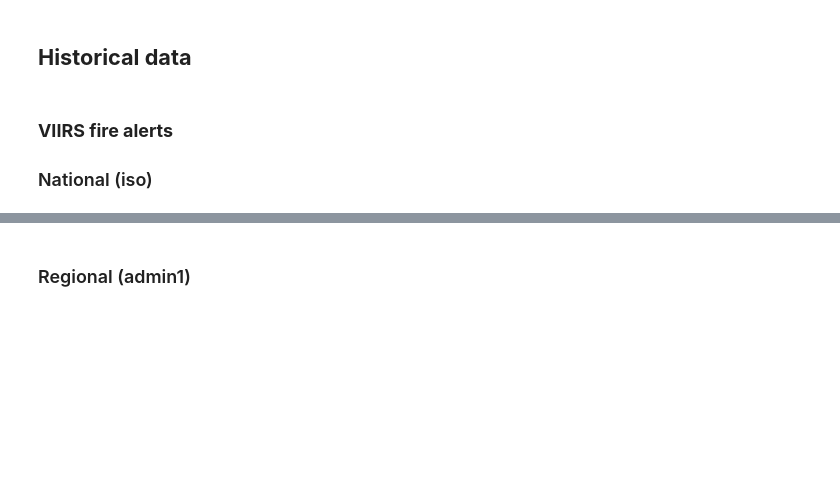
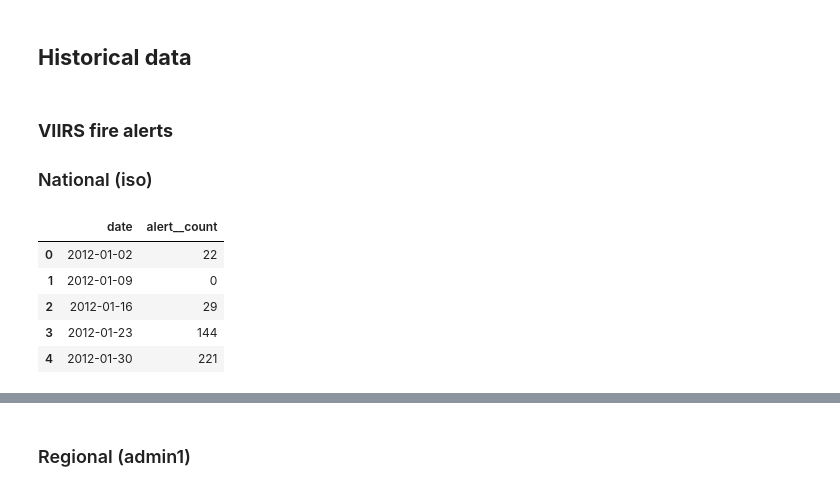
Before and after one commit to Vizzuality/mongabay-data, a Jupyter notebook: processing/07_fire_tool_exploration.ipynb, the cells around one changed output, grey strips where cells are left out. Cells and saved outputs as stored; diff of their text form; code cells hidden in the pictures; blank space fills up the shorter version.

```diff
--- a/processing/07_fire_tool_exploration.ipynb
+++ b/processing/07_fire_tool_exploration.ipynb
@@ -739,32 +762,39 @@ hist_days = pd.to_datetime(pd.DataFrame({'date': hist_dates})['date'].astype(str
 # %%
 iso = 'BRA'
 confidence = 'h' #'n', 'l'
 
 query =(f"SELECT iso, alert__year, alert__week, SUM(alert__count) AS alert__count, confidence__cat \
         FROM data WHERE iso = \'{iso}\' AND confidence__cat = \'{confidence}\' \
         GROUP BY iso, alert__year, alert__week, confidence__cat"
 )
 
 url = f"https://data-api.globalforestwatch.org/dataset/gadm__viirs__iso_weekly_alerts/latest/query"
 
 sql = {"sql": query}
 r = requests.get(url, params=sql)
 
 data = r.json().get('data')
-df_fire_hist = pd.DataFrame.from_dict(json_normalize(data))
+df_fire_hist = pd.DataFrame.from_dict(pd.json_normalize(data))
 df_fire_hist.sort_values(by=['alert__year', 'alert__week'], inplace=True)
 #Add dates
 dates = df_fire_hist['alert__year']*100+ df_fire_hist['alert__week']
 df_fire_hist['alert__date'] = pd.to_datetime(dates.astype(str) + '1', format='%Y%W%w')
 
 # Fill missing dates with 0
 df_fire_hist = df_fire_hist[['alert__date', 'alert__count']]
 df_fire_hist = df_fire_hist[(df_fire_hist['alert__date'] >= hist_days.iloc[0]) & (df_fire_hist['alert__date'] <= hist_days.iloc[-1])]
 df_fire_hist = df_fire_hist.drop_duplicates('alert__date')
 df_fire_hist = df_fire_hist.set_index('alert__date').reindex(hist_days, fill_value=0).reset_index()
 df_fire_hist['date'] = df_fire_hist['date'].apply(lambda x: x.strftime('%Y-%m-%d'))
 
 df_fire_hist.head()
+# %% [output]
+|  | date | alert__count |
+| 0 | 2012-01-02 | 22 |
+| 1 | 2012-01-09 | 0 |
+| 2 | 2012-01-16 | 29 |
+| 3 | 2012-01-23 | 144 |
+| 4 | 2012-01-30 | 221 |
 # %%
 fig, ax = plt.subplots(figsize=(10,6))
 df_fire_hist.plot(ax=ax, x='date', y='alert__count', color='r', label='Weekly fire alerts')
```
Also changed, not shown: parts of 15 cells of this notebook, 2 other files.
